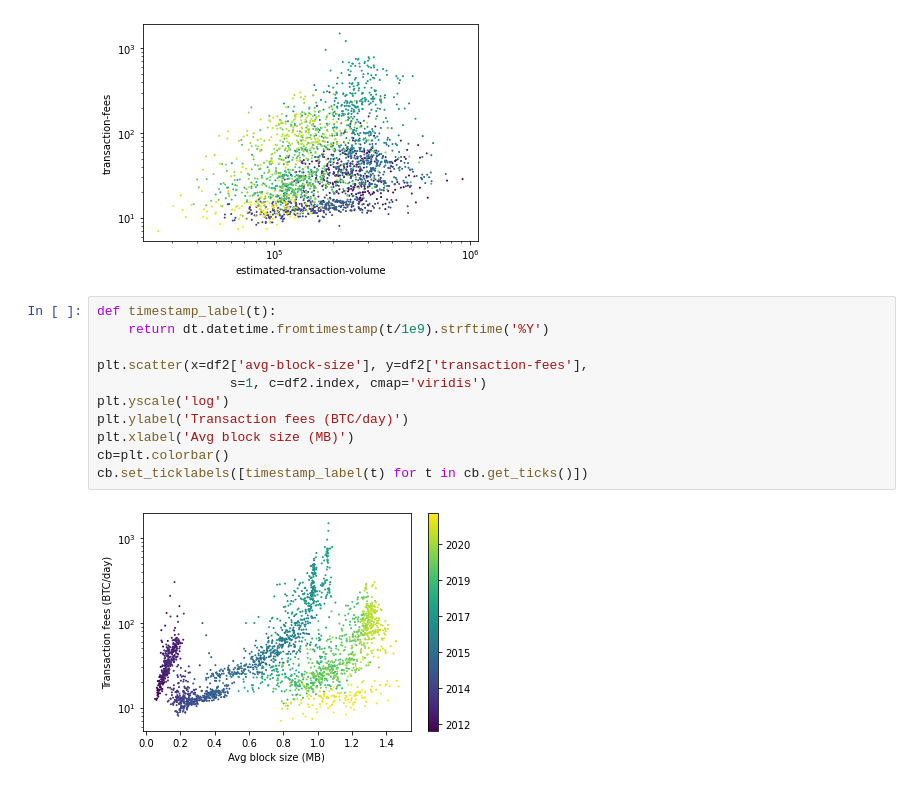
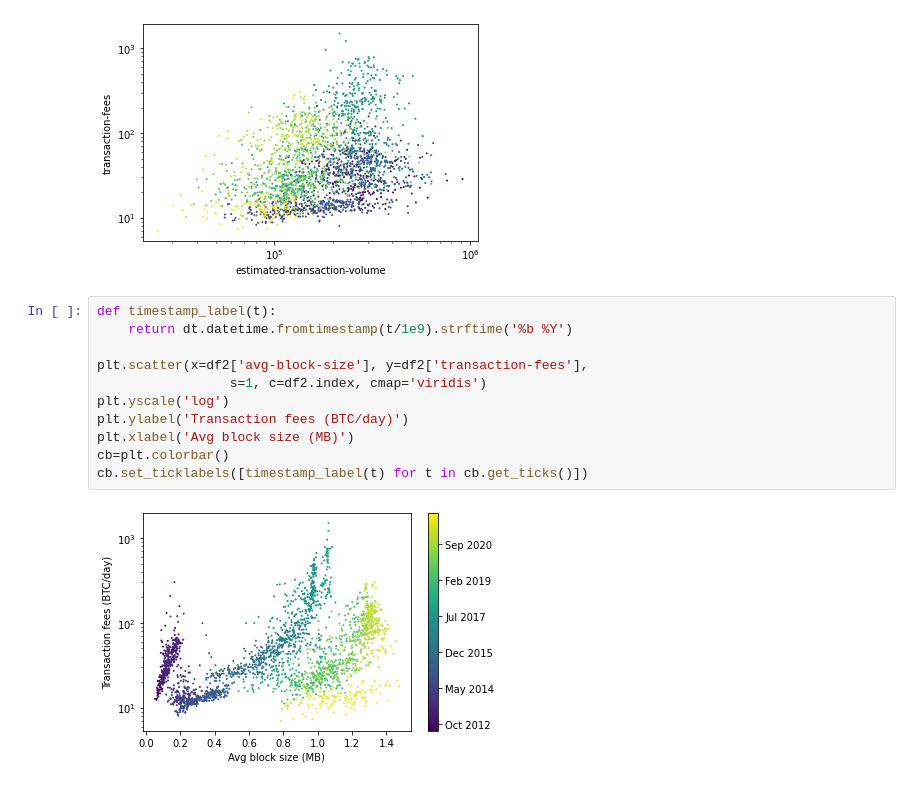
Before and after one commit to QRB-Labs/qrb, a Jupyter notebook: analysis/mining_dynamics.ipynb, the cells around one changed output. Cells and saved outputs as stored; diff of their text form.

Commit message:
format colorbar legend to include month

```diff
--- a/analysis/mining_dynamics.ipynb
+++ b/analysis/mining_dynamics.ipynb
@@ -98,14 +98,14 @@ plt.xscale('log')
 [figure]
 # %%
 def timestamp_label(t):
-    return dt.datetime.fromtimestamp(t/1e9).strftime('%Y')
+    return dt.datetime.fromtimestamp(t/1e9).strftime('%b %Y')
 
 plt.scatter(x=df2['avg-block-size'], y=df2['transaction-fees'],
                  s=1, c=df2.index, cmap='viridis')
 plt.yscale('log')
 plt.ylabel('Transaction fees (BTC/day)')
 plt.xlabel('Avg block size (MB)')
 cb=plt.colorbar()
 cb.set_ticklabels([timestamp_label(t) for t in cb.get_ticks()])
 # %% [output]
-[figure, old version]
+[figure, new version]
```
